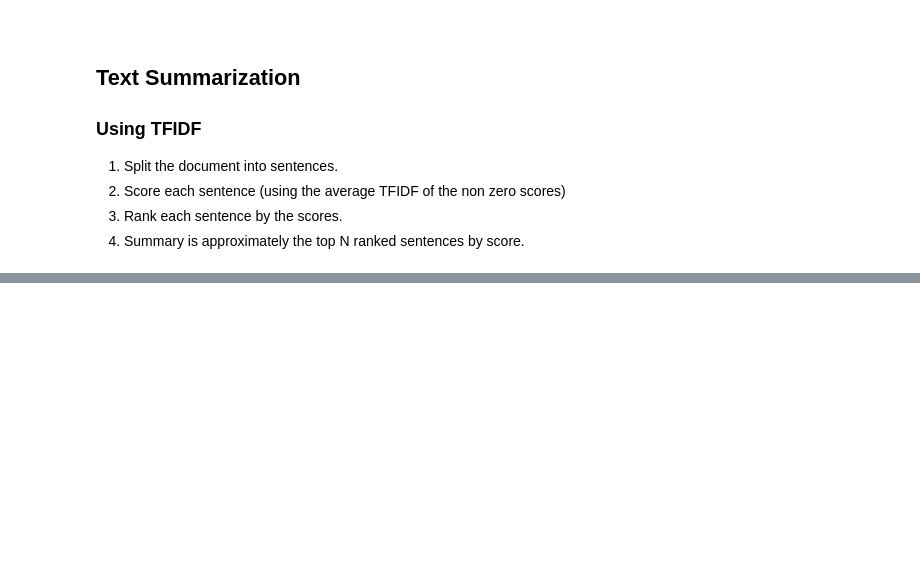
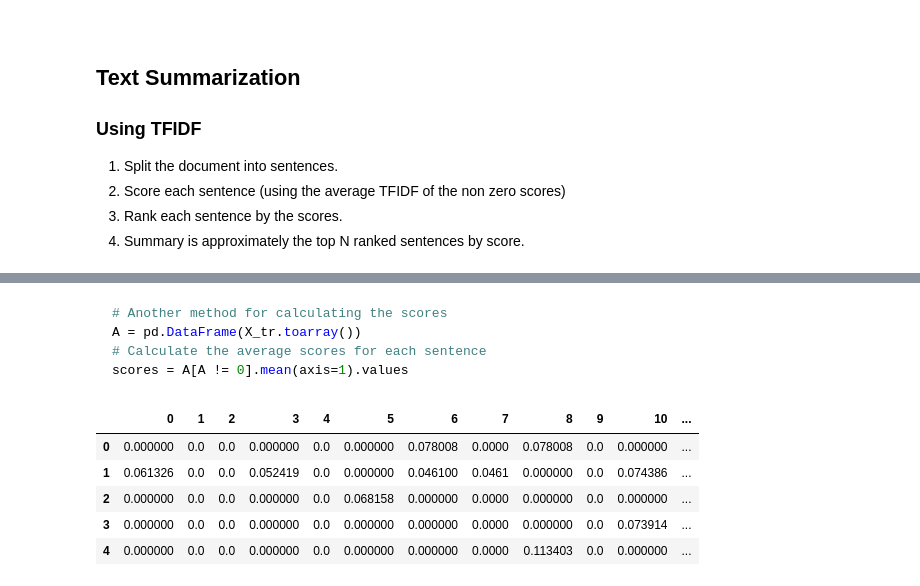
Before and after one commit to chineidu/NLP-Tutorial, a Jupyter notebook: notebook/01_vector_models/02_tfidf_n_word_emb.ipynb, the cells around one changed output, grey strips where cells are left out. Saved outputs shown, nothing was run; the diff lists cells and outputs as text; code cells hidden in the pictures; blank space fills up the shorter version.

````diff
--- a/notebook/01_vector_models/02_tfidf_n_word_emb.ipynb
+++ b/notebook/01_vector_models/02_tfidf_n_word_emb.ipynb
@@ -629,0 +691,18 @@ sort_idx
+# %% [markdown]
+```python
+# Another method for calculating the scores
+A = pd.DataFrame(X_tr.toarray())
+# Calculate the average scores for each sentence
+scores = A[A != 0].mean(axis=1).values
+```
+# %%
+# Another method for calculating the scores
+tfidf_arr = pd.DataFrame(X_tr.toarray())
+tfidf_arr.head()
+# %% [output]
+|  | 0 | 1 | 2 | 3 | 4 | 5 | 6 | 7 | 8 | 9 | 10 | ... |
+| 0 | 0.000000 | 0.0 | 0.0 | 0.000000 | 0.0 | 0.000000 | 0.078008 | 0.0000 | 0.078008 | 0.0 | 0.000000 | ... |
+| 1 | 0.061326 | 0.0 | 0.0 | 0.052419 | 0.0 | 0.000000 | 0.046100 | 0.0461 | 0.000000 | 0.0 | 0.074386 | ... |
+| 2 | 0.000000 | 0.0 | 0.0 | 0.000000 | 0.0 | 0.068158 | 0.000000 | 0.0000 | 0.000000 | 0.0 | 0.000000 | ... |
+| 3 | 0.000000 | 0.0 | 0.0 | 0.000000 | 0.0 | 0.000000 | 0.000000 | 0.0000 | 0.000000 | 0.0 | 0.073914 | ... |
+| 4 | 0.000000 | 0.0 | 0.0 | 0.000000 | 0.0 | 0.000000 | 0.000000 | 0.0000 | 0.113403 | 0.0 | 0.000000 | ... |
````
Also changed, not shown: parts of 25 cells of this notebook.
